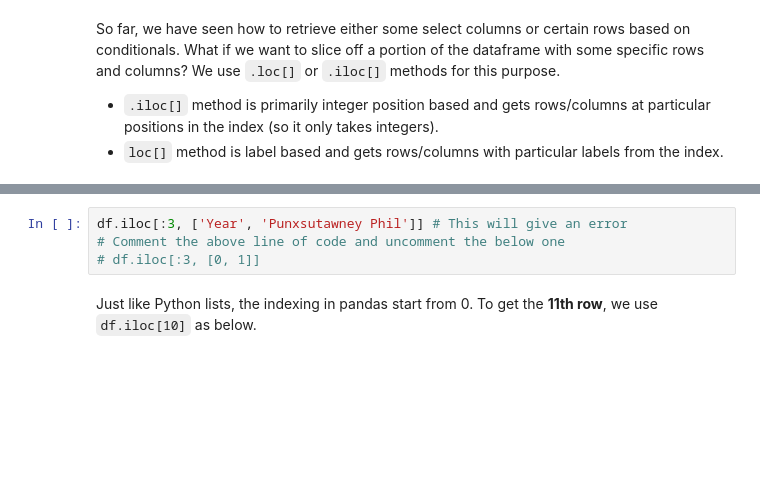
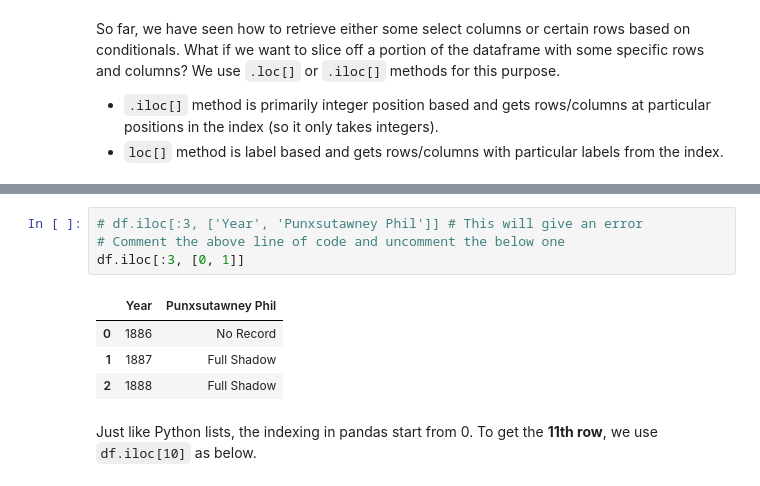
Before and after one commit to AashitaK/ML-Workshops, a Jupyter notebook: Session 1/Guided session 1.ipynb, the cells around one changed output, grey strips where cells are left out. Drawn from its saved outputs; the diff is of its cells as text; blank space fills up the shorter version.

```diff
--- a/Session 1/Guided session 1.ipynb
+++ b/Session 1/Guided session 1.ipynb
@@ -82,7 +162,12 @@ df.loc[:3, ['Year', 'Punxsutawney Phil']]
 # %%
-df.iloc[:3, ['Year', 'Punxsutawney Phil']] # This will give an error
+# df.iloc[:3, ['Year', 'Punxsutawney Phil']] # This will give an error
 # Comment the above line of code and uncomment the below one
-# df.iloc[:3, [0, 1]]
+df.iloc[:3, [0, 1]]
+# %% [output]
+|  | Year | Punxsutawney Phil |
+| 0 | 1886 | No Record |
+| 1 | 1887 | Full Shadow |
+| 2 | 1888 | Full Shadow |
 # %% [markdown]
  Just like Python lists, the indexing in pandas start from 0. To get the **11th row**, we use `df.iloc[10]` as below.
 # %%
```
Also changed, not shown: parts of 18 cells of this notebook.
